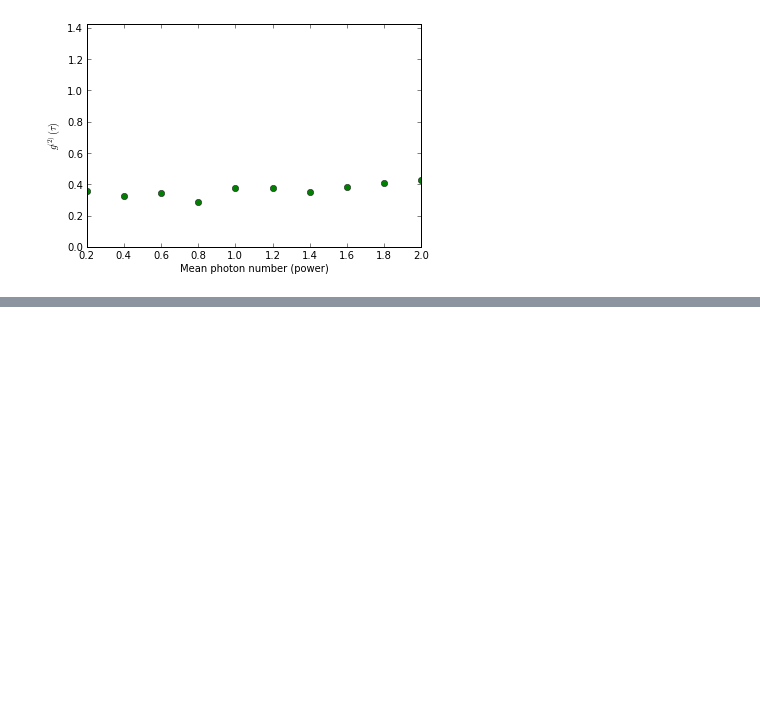
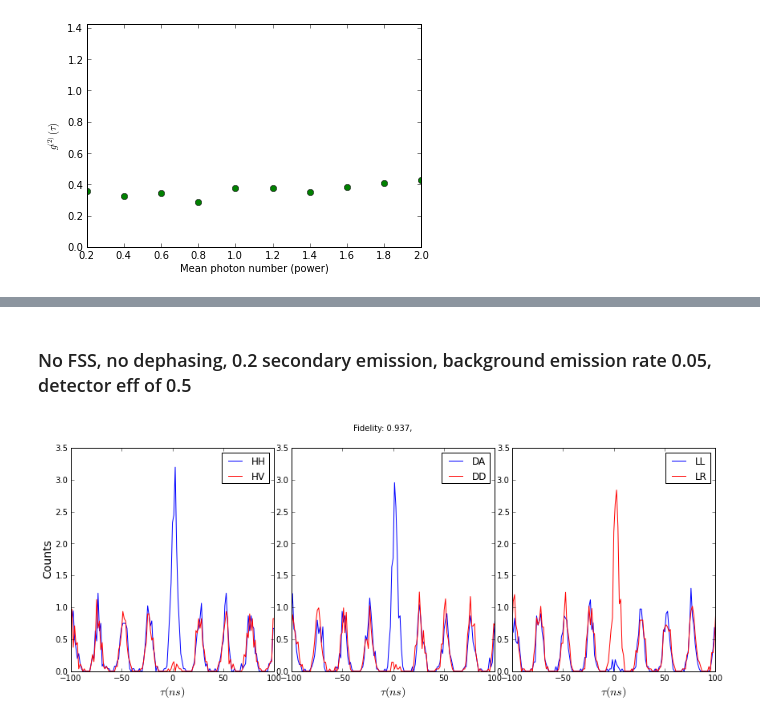
Before and after one commit to eoinmurray/icarus, a Jupyter notebook: Fidelity curves.ipynb, the cells around one changed output, grey strips where cells are left out. Saved outputs shown, nothing was run; the diff lists cells and outputs as text; code cells hidden in the pictures; blank space fills up the shorter version.

```diff
--- a/Fidelity curves.ipynb
+++ b/Fidelity curves.ipynb
@@ -48,0 +77,6 @@ Iteration: 10 of 10.
+# %% [markdown]
+### No FSS, no dephasing, 0.2 secondary emission, background emission rate 0.05, detector eff of 0.5
+# %%
+plot_by_folder('99ug3')
+# %% [output]
+[figure, added]
```
Also changed, not shown: parts of 4 cells of this notebook, 4 other files.
